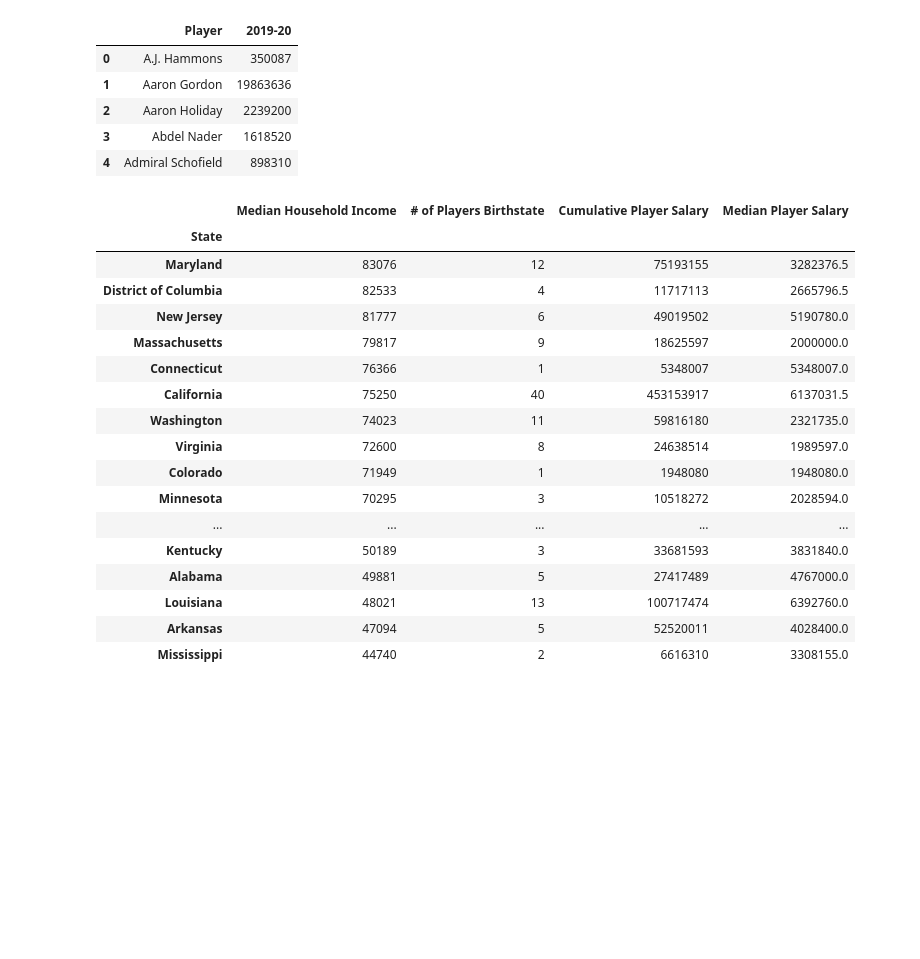
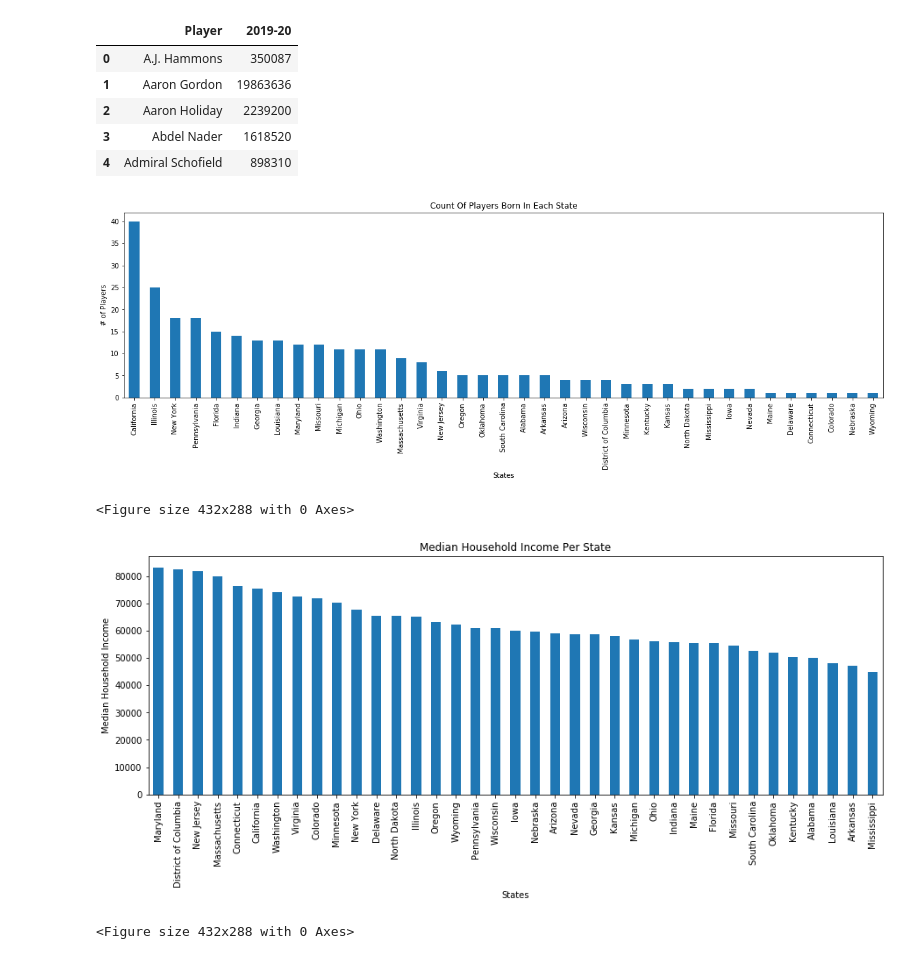
Before and after one commit to bbruzos/API-Project-, a Jupyter notebook: NBA_Player_Project.ipynb, the cells around one changed output. Saved outputs shown, nothing was run; the diff lists cells and outputs as text; code cells hidden in the pictures; blank space fills up the shorter version.

Commit message:
Finalizing data and visualizations

```diff
--- a/NBA_Player_Project.ipynb
+++ b/NBA_Player_Project.ipynb
@@ -55,27 +55,43 @@ state_income= state_groupby['Median Household Income'].mean()
 
 state_groupby_df= pd.DataFrame(state_income)
 state_groupby_df['# of Players Birthstate']= state_groupby['Player'].count()
-state_groupby_df.sort_values(['Median Household Income'],ascending=False, inplace=True)
+
 
 state_groupby_df['Cumulative Player Salary']= state_groupby['Player Salary'].sum()
 state_groupby_df['Median Player Salary']= state_groupby['Player Salary'].median()
-state_groupby_df
+state_groupby_df['Poverty Percent']= state_groupby['Poverty Percent, All Ages'].mean()
+state_groupby_df.sort_values(['Median Player Salary'],ascending=False, inplace=True)
+
+state_groupby_df.to_csv("Research Data/state_calculations.csv", index=True)
-# %% [output]
-|  | Median Household Income | # of Players Birthstate | Cumulative Player Salary | Median Player Salary |
-| State |  |  |  |  |
-| Maryland | 83076 | 12 | 75193155 | 3282376.5 |
-| District of Columbia | 82533 | 4 | 11717113 | 2665796.5 |
-| New Jersey | 81777 | 6 | 49019502 | 5190780.0 |
-| Massachusetts | 79817 | 9 | 18625597 | 2000000.0 |
-| Connecticut | 76366 | 1 | 5348007 | 5348007.0 |
-| California | 75250 | 40 | 453153917 | 6137031.5 |
-| Washington | 74023 | 11 | 59816180 | 2321735.0 |
-| Virginia | 72600 | 8 | 24638514 | 1989597.0 |
-| Colorado | 71949 | 1 | 1948080 | 1948080.0 |
-| Minnesota | 70295 | 3 | 10518272 | 2028594.0 |
-| ... | ... | ... | ... | ... |
-| Kentucky | 50189 | 3 | 33681593 | 3831840.0 |
-| Alabama | 49881 | 5 | 27417489 | 4767000.0 |
-| Louisiana | 48021 | 13 | 100717474 | 6392760.0 |
-| Arkansas | 47094 | 5 | 52520011 | 4028400.0 |
-| Mississippi | 44740 | 2 | 6616310 | 3308155.0 |
+# %%
+state_player_count= state_groupby['Player'].count()
+
+data_to_plot= pd.DataFrame(state_player_count)
+data_to_plot= data_to_plot.sort_values(['Player'], ascending=False)
+
+state_player_chart= data_to_plot.plot(kind='bar', legend=False, figsize=(20,5))
+state_player_chart.set_xlabel('States')
+state_player_chart.set_ylabel('# of Players')
+state_player_chart.set_title('Count Of Players Born In Each State')
+
+plt.show()
+plt.tight_layout()
+# %% [output]
+[figure, added]
+<Figure size 432x288 with 0 Axes>
+# %%
+state_median_income= state_groupby['Median Household Income'].mean()
+
+data_to_plot= pd.DataFrame(state_median_income)
+data_to_plot= data_to_plot.sort_values(['Median Household Income'], ascending=False)
+
+state_household_chart= data_to_plot.plot(kind='bar', legend=False, figsize=(15,5))
+state_household_chart.set_xlabel('States')
+state_household_chart.set_ylabel('Median Household Income')
+state_household_chart.set_title('Median Household Income Per State')
+
+plt.show()
+plt.tight_layout()
+# %% [output]
+[figure, added]
+<Figure size 432x288 with 0 Axes>
```
Also changed, not shown: parts of 2 cells of this notebook, 2 other files.
